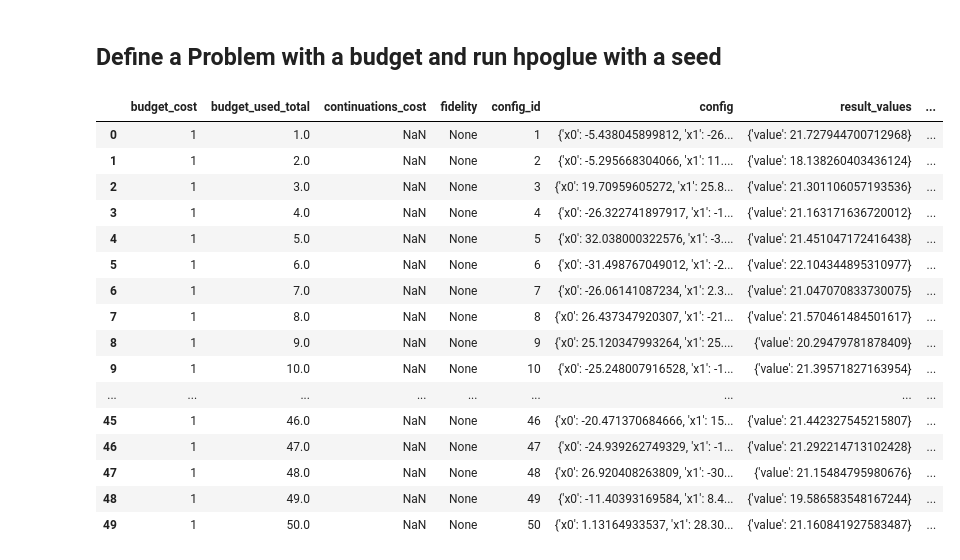
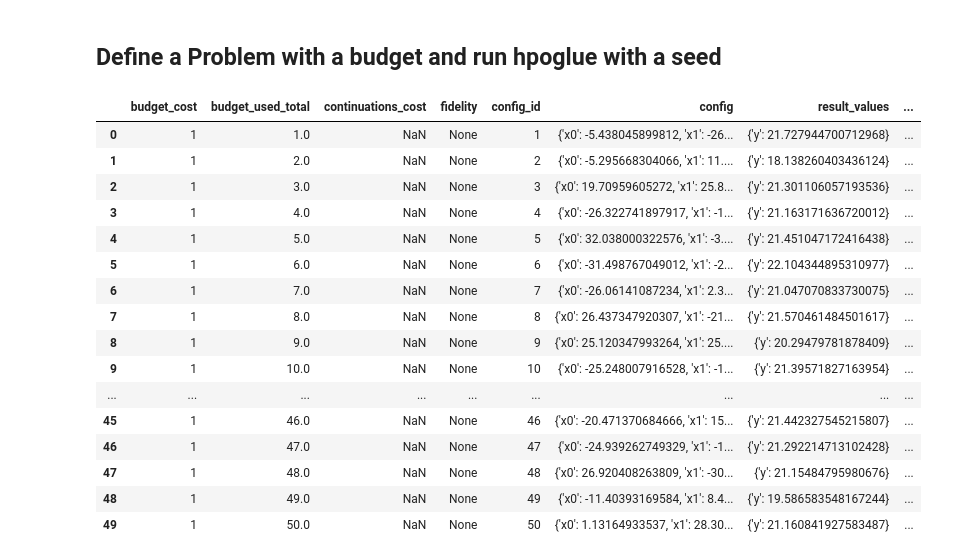
Before and after one commit to automl/hpoglue, a Jupyter notebook: examples/glue_demo.ipynb, the cells around one changed output. Saved outputs shown, nothing was run; the diff lists cells and outputs as text; code cells hidden in the pictures.

```diff
--- a/examples/glue_demo.ipynb
+++ b/examples/glue_demo.ipynb
@@ -20,30 +20,31 @@ bench = BENCHMARKS["ackley"]
 # %%
 from hpoglue.run_glue import run_glue
 
 result_df = run_glue(
     run_name="hpoglue_demo",
     optimizer=opt,
     benchmark=bench,
+    objectives="y",
     budget=50,
     seed=1
 )
 
 result_df
 # %% [output]
 |  | budget_cost | budget_used_total | continuations_cost | fidelity | config_id | config | result_values | ... |
-| 0 | 1 | 1.0 | NaN | None | 1 | {'x0': -5.438045899812, 'x1': -26... | {'value': 21.727944700712968} | ... |
-| 1 | 1 | 2.0 | NaN | None | 2 | {'x0': -5.295668304066, 'x1': 11.... | {'value': 18.138260403436124} | ... |
-| 2 | 1 | 3.0 | NaN | None | 3 | {'x0': 19.70959605272, 'x1': 25.8... | {'value': 21.301106057193536} | ... |
-| 3 | 1 | 4.0 | NaN | None | 4 | {'x0': -26.322741897917, 'x1': -1... | {'value': 21.163171636720012} | ... |
-| 4 | 1 | 5.0 | NaN | None | 5 | {'x0': 32.038000322576, 'x1': -3.... | {'value': 21.451047172416438} | ... |
-| 5 | 1 | 6.0 | NaN | None | 6 | {'x0': -31.498767049012, 'x1': -2... | {'value': 22.104344895310977} | ... |
-| 6 | 1 | 7.0 | NaN | None | 7 | {'x0': -26.06141087234, 'x1': 2.3... | {'value': 21.047070833730075} | ... |
-| 7 | 1 | 8.0 | NaN | None | 8 | {'x0': 26.437347920307, 'x1': -21... | {'value': 21.570461484501617} | ... |
-| 8 | 1 | 9.0 | NaN | None | 9 | {'x0': 25.120347993264, 'x1': 25.... | {'value': 20.29479781878409} | ... |
-| 9 | 1 | 10.0 | NaN | None | 10 | {'x0': -25.248007916528, 'x1': -1... | {'value': 21.39571827163954} | ... |
+| 0 | 1 | 1.0 | NaN | None | 1 | {'x0': -5.438045899812, 'x1': -26... | {'y': 21.727944700712968} | ... |
+| 1 | 1 | 2.0 | NaN | None | 2 | {'x0': -5.295668304066, 'x1': 11.... | {'y': 18.138260403436124} | ... |
+| 2 | 1 | 3.0 | NaN | None | 3 | {'x0': 19.70959605272, 'x1': 25.8... | {'y': 21.301106057193536} | ... |
+| 3 | 1 | 4.0 | NaN | None | 4 | {'x0': -26.322741897917, 'x1': -1... | {'y': 21.163171636720012} | ... |
+| 4 | 1 | 5.0 | NaN | None | 5 | {'x0': 32.038000322576, 'x1': -3.... | {'y': 21.451047172416438} | ... |
+| 5 | 1 | 6.0 | NaN | None | 6 | {'x0': -31.498767049012, 'x1': -2... | {'y': 22.104344895310977} | ... |
+| 6 | 1 | 7.0 | NaN | None | 7 | {'x0': -26.06141087234, 'x1': 2.3... | {'y': 21.047070833730075} | ... |
+| 7 | 1 | 8.0 | NaN | None | 8 | {'x0': 26.437347920307, 'x1': -21... | {'y': 21.570461484501617} | ... |
+| 8 | 1 | 9.0 | NaN | None | 9 | {'x0': 25.120347993264, 'x1': 25.... | {'y': 20.29479781878409} | ... |
+| 9 | 1 | 10.0 | NaN | None | 10 | {'x0': -25.248007916528, 'x1': -1... | {'y': 21.39571827163954} | ... |
 | ... | ... | ... | ... | ... | ... | ... | ... | ... |
-| 45 | 1 | 46.0 | NaN | None | 46 | {'x0': -20.471370684666, 'x1': 15... | {'value': 21.442327545215807} | ... |
-| 46 | 1 | 47.0 | NaN | None | 47 | {'x0': -24.939262749329, 'x1': -1... | {'value': 21.292214713102428} | ... |
-| 47 | 1 | 48.0 | NaN | None | 48 | {'x0': 26.920408263809, 'x1': -30... | {'value': 21.15484795980676} | ... |
-| 48 | 1 | 49.0 | NaN | None | 49 | {'x0': -11.40393169584, 'x1': 8.4... | {'value': 19.586583548167244} | ... |
-| 49 | 1 | 50.0 | NaN | None | 50 | {'x0': 1.13164933537, 'x1': 28.30... | {'value': 21.160841927583487} | ... |
+| 45 | 1 | 46.0 | NaN | None | 46 | {'x0': -20.471370684666, 'x1': 15... | {'y': 21.442327545215807} | ... |
+| 46 | 1 | 47.0 | NaN | None | 47 | {'x0': -24.939262749329, 'x1': -1... | {'y': 21.292214713102428} | ... |
+| 47 | 1 | 48.0 | NaN | None | 48 | {'x0': 26.920408263809, 'x1': -30... | {'y': 21.15484795980676} | ... |
+| 48 | 1 | 49.0 | NaN | None | 49 | {'x0': -11.40393169584, 'x1': 8.4... | {'y': 19.586583548167244} | ... |
+| 49 | 1 | 50.0 | NaN | None | 50 | {'x0': 1.13164933537, 'x1': 28.30... | {'y': 21.160841927583487} | ... |
```
